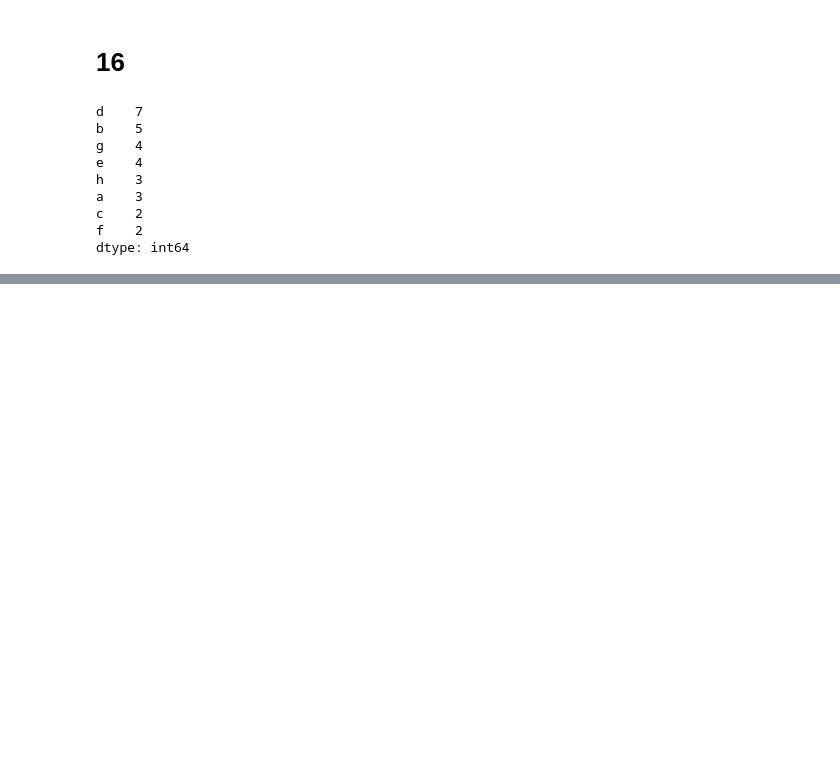
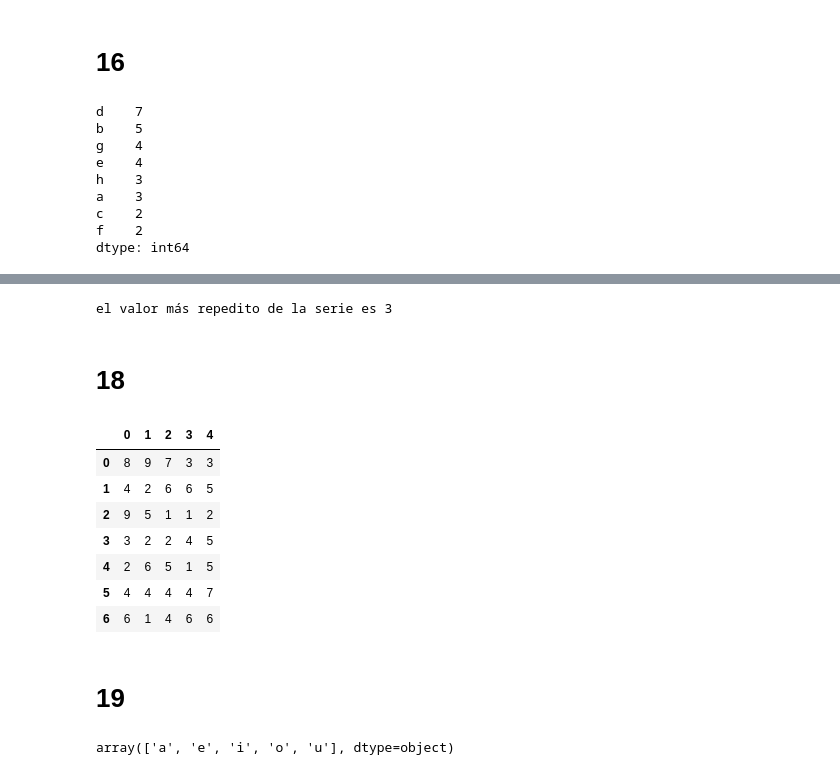
Before and after one commit to 2019-a-gr1-python/examen-1b-freire-alex, a Jupyter notebook: examen-1b-freire-alex.ipynb, the cells around one changed output, grey strips where cells are left out. Cells and saved outputs as stored; diff of their text form; code cells hidden in the pictures; blank space fills up the shorter version.

```diff
--- a/examen-1b-freire-alex.ipynb
+++ b/examen-1b-freire-alex.ipynb
@@ -364,0 +386,23 @@ dtype: int64
+# %%
+print(f"el valor más repedito de la serie es {valor}")
+# %% [output]
+el valor más repedito de la serie es 3
+# %% [markdown]
+# 18
+# %%
+ser = pd.Series(np.random.randint(1, 10, 35))
+# %%
+df=pd.DataFrame(ser.values.reshape(7,5))
+# %%
+df
+# %% [output]
+|  | 0 | 1 | 2 | 3 | 4 |
+| 0 | 8 | 9 | 7 | 3 | 3 |
+| 1 | 4 | 2 | 6 | 6 | 5 |
+| 2 | 9 | 5 | 1 | 1 | 2 |
+| 3 | 3 | 2 | 2 | 4 | 5 |
+| 4 | 2 | 6 | 5 | 1 | 5 |
+| 5 | 4 | 4 | 4 | 4 | 7 |
+| 6 | 6 | 1 | 4 | 6 | 6 |
+# %% [markdown]
+# 19
@@ -364,0 +413,4 @@ dtype: int64
+# %%
+ser.values[pos]
+# %% [output]
+array(['a', 'e', 'i', 'o', 'u'], dtype=object)
```
Also changed, not shown: parts of 7 cells of this notebook.
